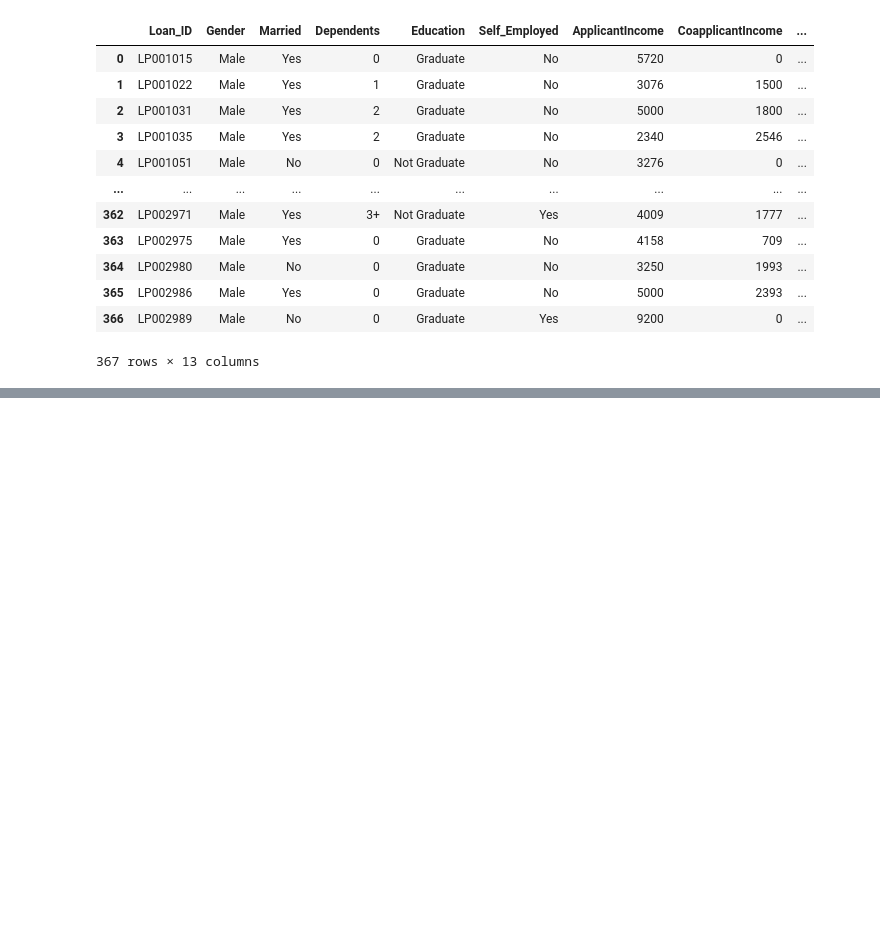
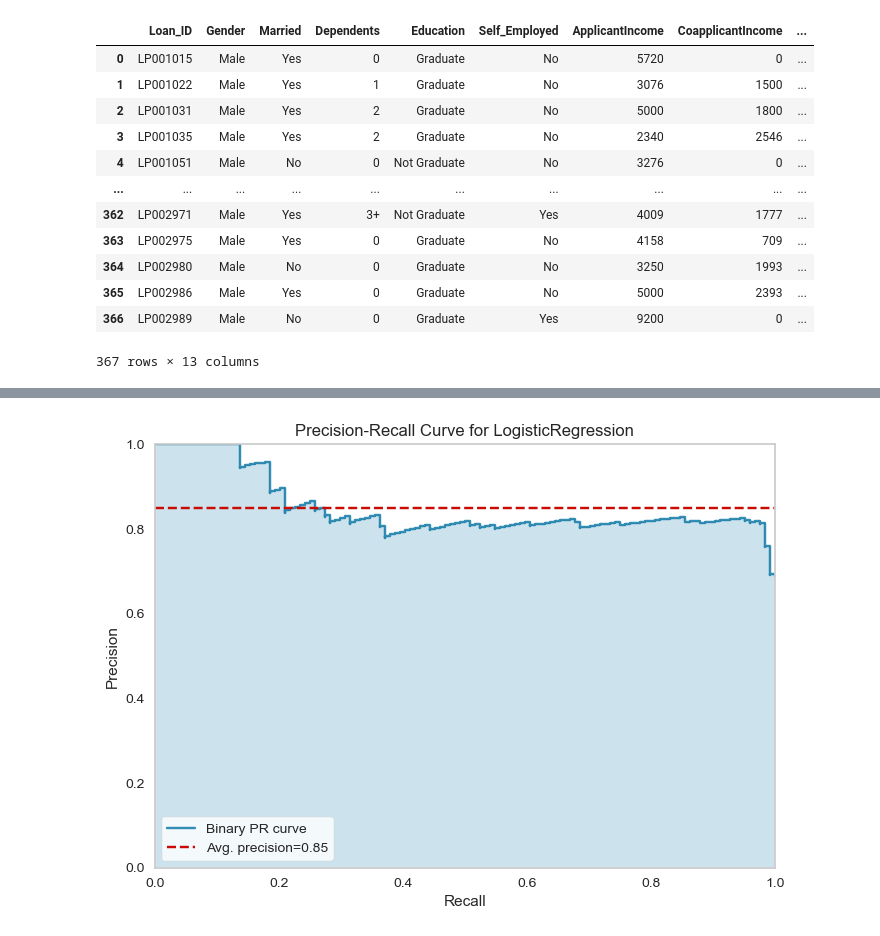
Before and after one commit to andrew-voortman/ML_Loan_Prediction_Model, a Jupyter notebook: luke_test_files/a.ipynb, the cells around one changed output, grey strips where cells are left out. Saved outputs shown, nothing was run; the diff lists cells and outputs as text; code cells hidden in the pictures; blank space fills up the shorter version.

```diff
--- a/luke_test_files/a.ipynb
+++ b/luke_test_files/a.ipynb
@@ -215,0 +285,3 @@ ValueError: invalid literal for int() with base 10: 'Y'
+# %%
+plot_model(tuned_model, plot = 'pr')
+# %% [output]
@@ -215,0 +289 @@ ValueError: invalid literal for int() with base 10: 'Y'
+[figure, added]
```
Also changed, not shown: parts of 34 cells of this notebook.
